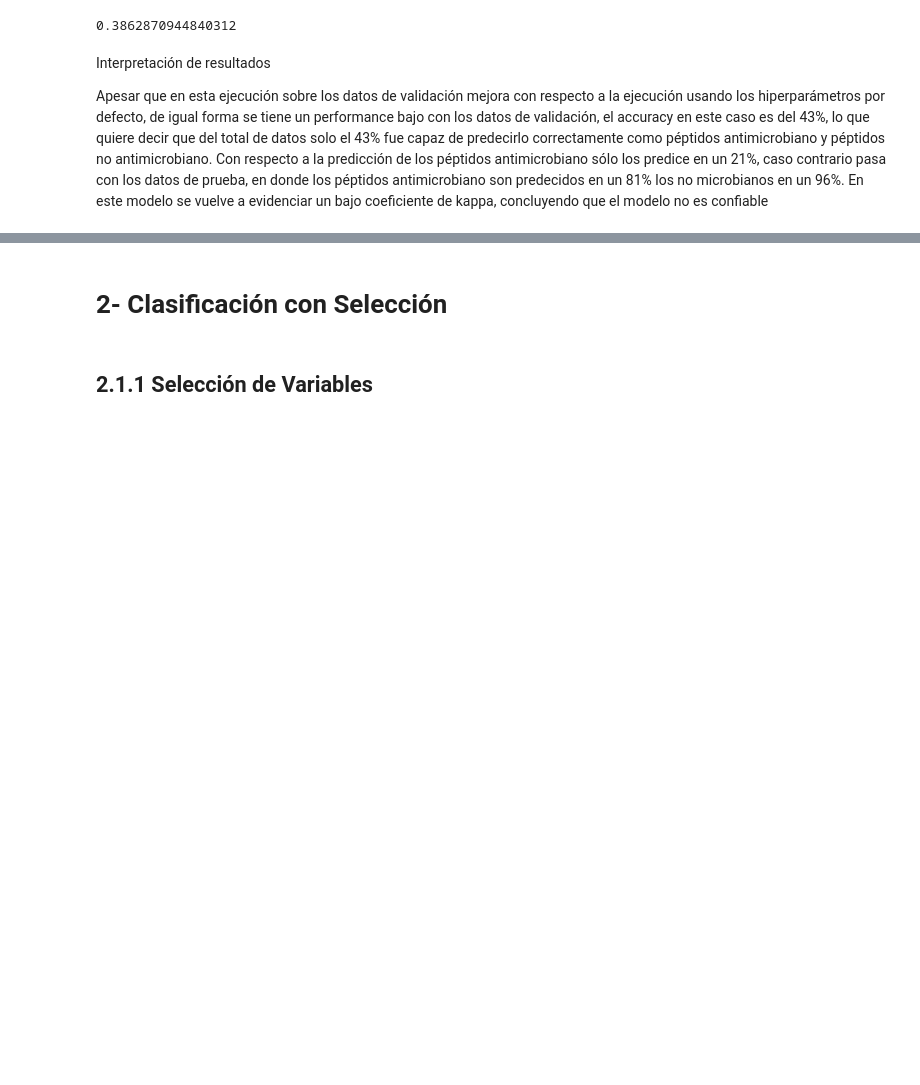
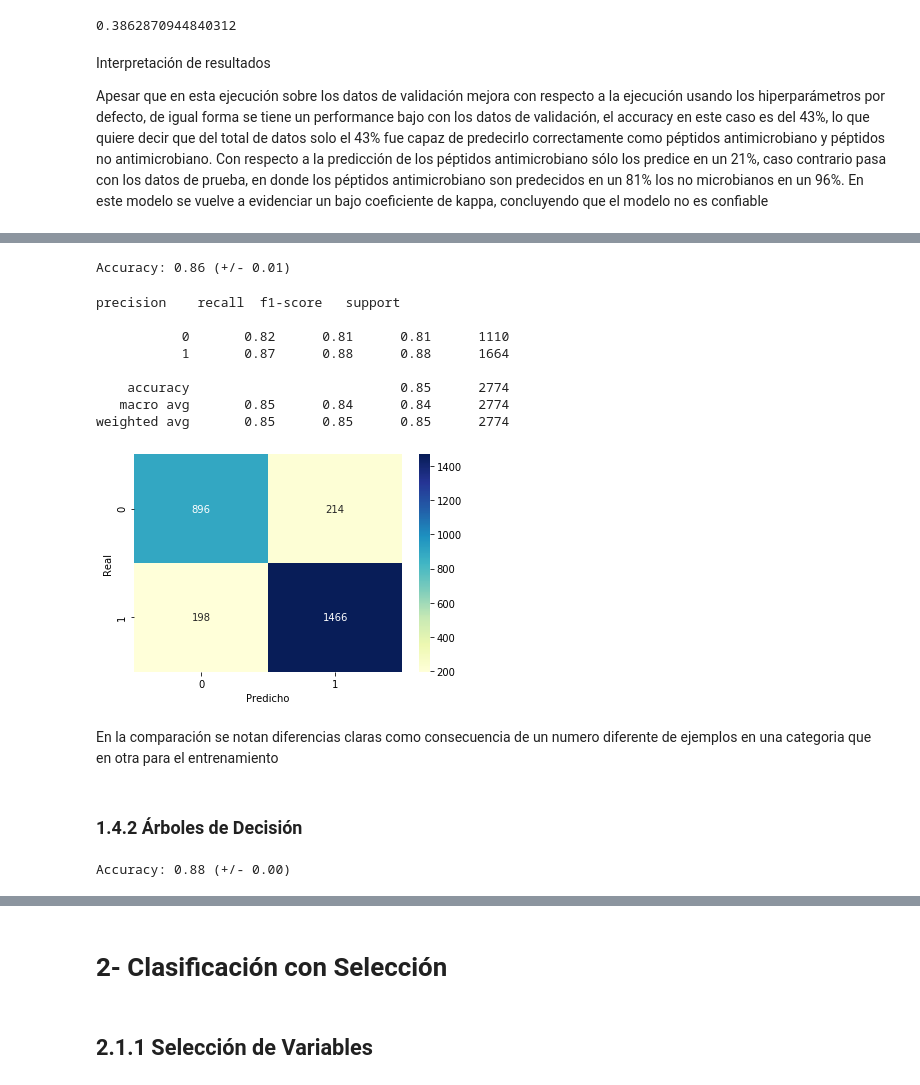
Before and after one commit to santyarboleda/Reconocimiento-de-Patrones, a Jupyter notebook: Competencia_RP.ipynb, the cells around one changed output, grey strips where cells are left out. Cells and saved outputs as stored; diff of their text form; code cells hidden in the pictures; blank space fills up the shorter version.

```diff
--- a/Competencia_RP.ipynb
+++ b/Competencia_RP.ipynb
@@ -564,0 +600,5 @@ Apesar que en esta ejecución sobre los datos de validación mejora con respecto
+# %%
+# Entrenamos un modelo con Random Forest
+from sklearn.ensemble import RandomForestClassifier
+clf_sb = RandomForestClassifier(n_estimators = 5, max_depth=5, random_state=0)
+clf_sb.fit(X_train, y_train)
@@ -564,0 +614,30 @@ Apesar que en esta ejecución sobre los datos de validación mejora con respecto
+# %%
+# Aplicamos validación cruzada para evaluar el performance del modelo
+from sklearn.model_selection import cross_val_score
+from sklearn.model_selection import ShuffleSplit
+cv_sb = ShuffleSplit(n_splits=5, test_size=0.2, random_state=0)
+scores_sb = cross_val_score(clf_sb, X_train, y_train, cv=cv_sb)
+print("Accuracy: %0.2f (+/- %0.2f)" % (scores_sb.mean(), scores_sb.std() * 2))
+# %% [output]
+Accuracy: 0.86 (+/- 0.01)
+# %%
+# Hacemos predicciones con la data de prueba
+predict_sb = clf_sb.predict(X_test)
+sns.heatmap(confusion_matrix(y_test, predict_sb), fmt='', annot = True, cmap = 'YlGnBu')
+plt.xlabel('Predicho')
+plt.ylabel('Real')
+print(classification_report(y_test, predict_sb))
+# %% [output]
+precision    recall  f1-score   support
+
+           0       0.82      0.81      0.81      1110
+           1       0.87      0.88      0.88      1664
+
+    accuracy                           0.85      2774
+   macro avg       0.85      0.84      0.84      2774
+weighted avg       0.85      0.85      0.85      2774
+[figure, added]
+# %% [markdown]
+En la comparación se notan diferencias claras como consecuencia de un numero diferente de ejemplos en una categoria que en otra para el entrenamiento
+# %% [markdown]
+### 1.4.2 Árboles de Decisión
@@ -564,0 +653,7 @@ Apesar que en esta ejecución sobre los datos de validación mejora con respecto
+# %%
+# Aplicamos validación cruzada para evaluar el performance del modelo
+cv_sb = ShuffleSplit(n_splits=5, test_size=0.2, random_state=0)
+scores_sb = cross_val_score(decision_tree, X_train, y_train, cv=cv_sb)
+print("Accuracy: %0.2f (+/- %0.2f)" % (scores_sb.mean(), scores_sb.std() * 2))
+# %% [output]
+Accuracy: 0.88 (+/- 0.00)
```
Also changed, not shown: parts of 45 cells of this notebook.
